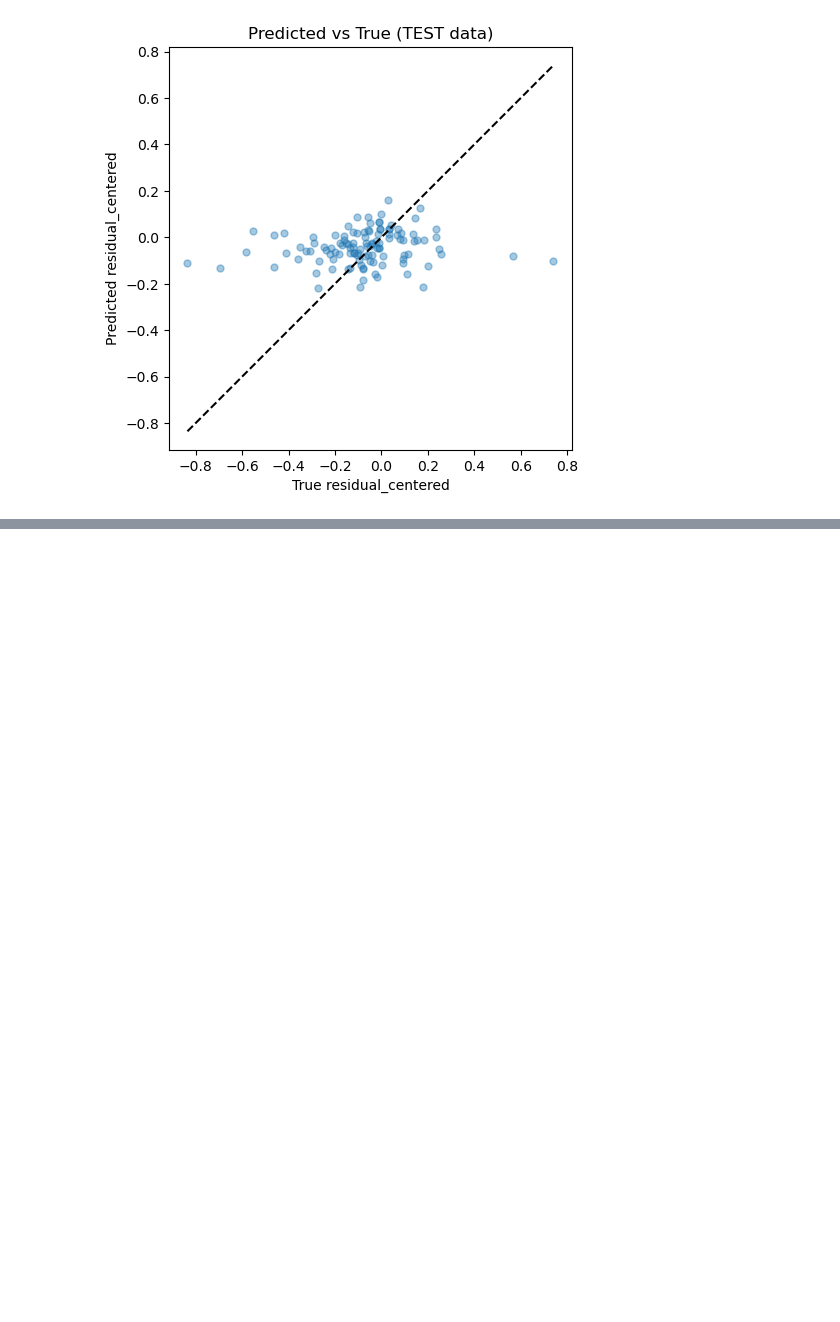
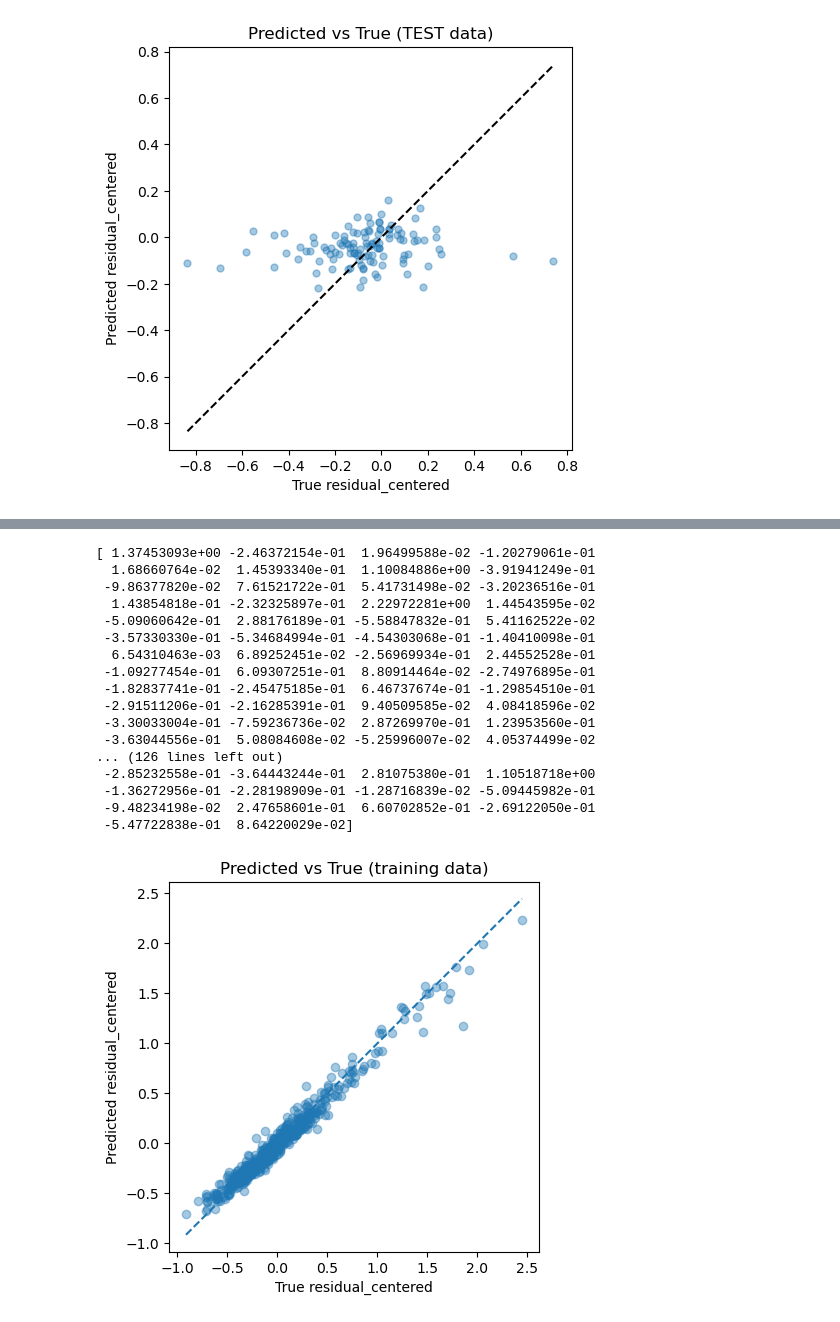
Before and after one commit to mwvgroup/myc21_first_paper, a Jupyter notebook: ZTF_DESI_ml_work/ZTF_ml_random_forest_simple.ipynb, the cells around one changed output, grey strips where cells are left out. Cells and saved outputs as stored; diff of their text form; code cells hidden in the pictures; blank space fills up the shorter version.

```diff
--- a/ZTF_DESI_ml_work/ZTF_ml_random_forest_simple.ipynb
+++ b/ZTF_DESI_ml_work/ZTF_ml_random_forest_simple.ipynb
@@ -179,0 +254,68 @@ plt.show()
+# %%
+df = pd.read_csv("ZTF_DESI_data/ZTF_residuals_centered_no_x1_no_c_v2.csv")
+
+# ---------------------------------------------------------
+# 2. Features + target
+# ---------------------------------------------------------
+features = [
+    # "LOGMSTAR",
+    # "SFR",
+    # "AGE",
+    # "DN4000",
+    # "VDISP",
+    # "SDSS_g_minus_r",
+    "x1",
+    "c",
+]
+
+target = "residual_centered"
+
+X = df[features]
+y = df[target]
+
+# ---------------------------------------------------------
+# 3. Train Random Forest on ALL DATA
+# ---------------------------------------------------------
+regr = RandomForestRegressor(
+    n_estimators=500,
+    max_depth=200,
+    random_state=42,
+    n_jobs=-1,
+)
+
+regr.fit(X, y)
+
+# ---------------------------------------------------------
+# 4. Predict on ALL DATA
+# ---------------------------------------------------------
+y_pred = regr.predict(X)
+
+print(y_pred)
+
+
+plt.scatter(y, y_pred, alpha=0.4)
+plt.plot([y.min(), y.max()], [y.min(), y.max()], "--")  # 1:1 line
+plt.xlabel("True residual_centered")
+plt.ylabel("Predicted residual_centered")
+plt.title("Predicted vs True (training data)")
+plt.gca().set_aspect("equal", "box")
+plt.show()
+# %% [output]
+[ 1.37453093e+00 -2.46372154e-01  1.96499588e-02 -1.20279061e-01
+  1.68660764e-02  1.45393340e-01  1.10084886e+00 -3.91941249e-01
+ -9.86377820e-02  7.61521722e-01  5.41731498e-02 -3.20236516e-01
+  1.43854818e-01 -2.32325897e-01  2.22972281e+00  1.44543595e-02
+ -5.09060642e-01  2.88176189e-01 -5.58847832e-01  5.41162522e-02
+ -3.57330330e-01 -5.34684994e-01 -4.54303068e-01 -1.40410098e-01
+  6.54310463e-03  6.89252451e-02 -2.56969934e-01  2.44552528e-01
+ -1.09277454e-01  6.09307251e-01  8.80914464e-02 -2.74976895e-01
+ -1.82837741e-01 -2.45475185e-01  6.46737674e-01 -1.29854510e-01
+ -2.91511206e-01 -2.16285391e-01  9.40509585e-02  4.08418596e-02
+ -3.30033004e-01 -7.59236736e-02  2.87269970e-01  1.23953560e-01
+ -3.63044556e-01  5.08084608e-02 -5.25996007e-02  4.05374499e-02
+... (126 lines left out)
+ -2.85232558e-01 -3.64443244e-01  2.81075380e-01  1.10518718e+00
+ -1.36272956e-01 -2.28198909e-01 -1.28716839e-02 -5.09445982e-01
+ -9.48234198e-02  2.47658601e-01  6.60702852e-01 -2.69122050e-01
+ -5.47722838e-01  8.64220029e-02]
+[figure, added]
```
Also changed, not shown: parts of 5 cells of this notebook, 1 other file.
